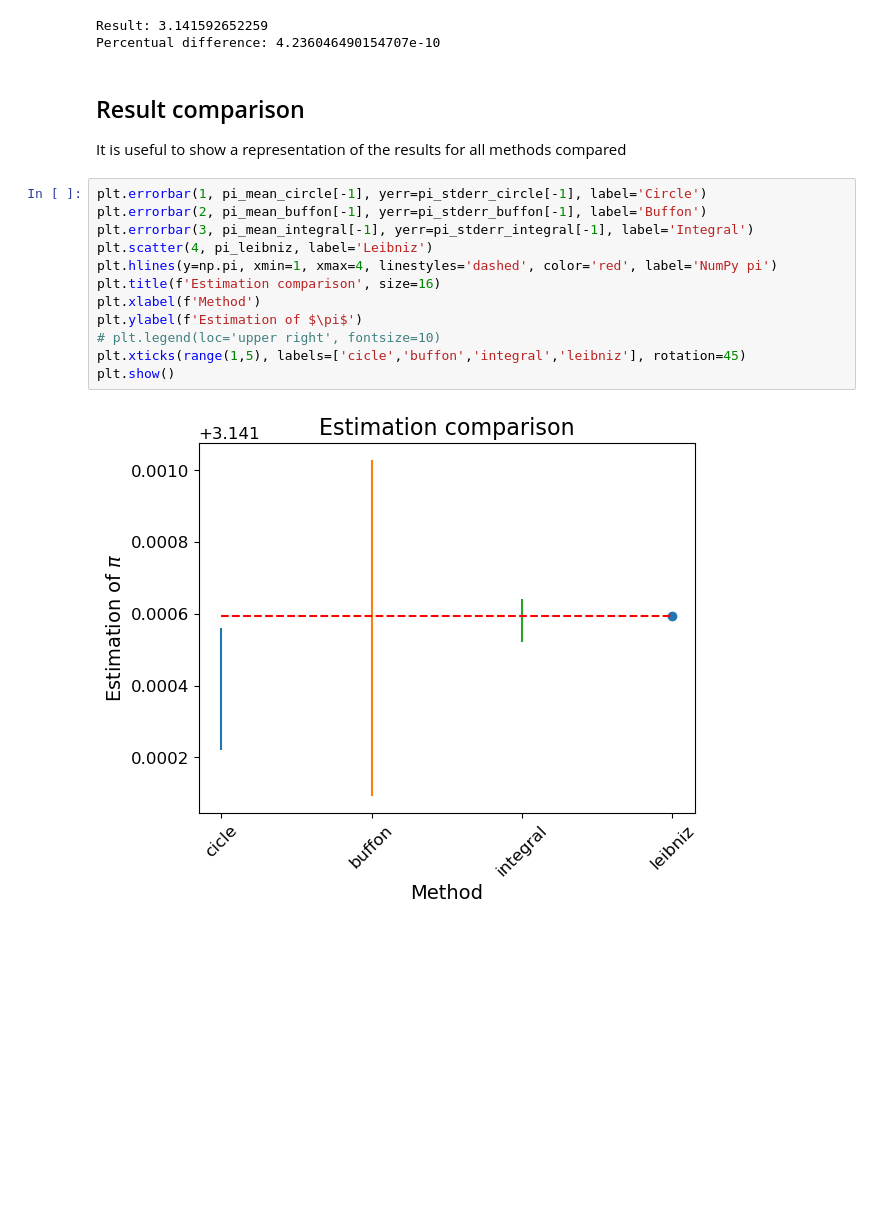
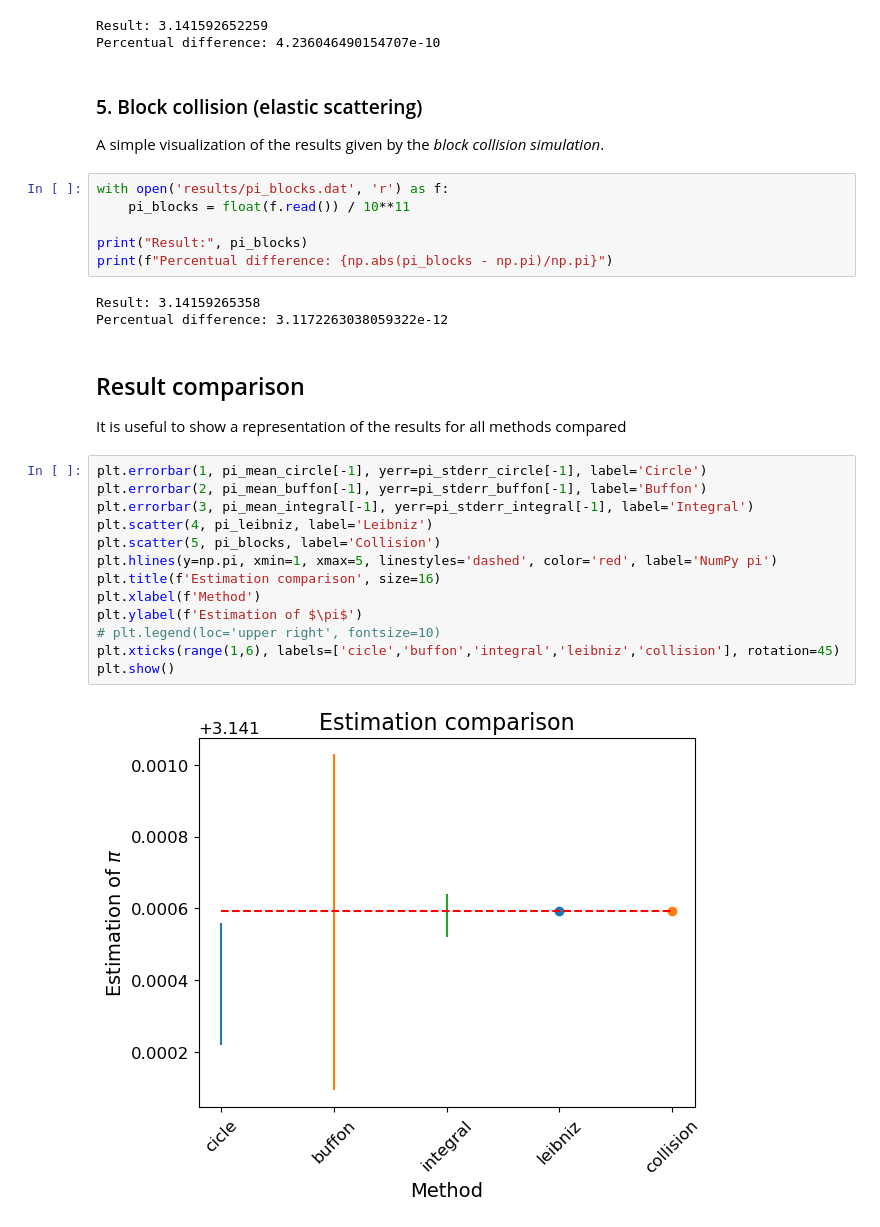
Before and after one commit to giovanni-ottaviano/awesome-pi, a Jupyter notebook: visualization.ipynb, the cells around one changed output. Cells and saved outputs as stored; diff of their text form; blank space fills up the shorter version.

Commit message:
Update visualization notebook with collision simulation

```diff
--- a/visualization.ipynb
+++ b/visualization.ipynb
@@ -84,6 +84,19 @@ print(f"Percentual difference: {np.abs(pi_leibniz - np.pi)/np.pi}")
 # %% [output]
 Result: 3.141592652259
 Percentual difference: 4.236046490154707e-10
+# %% [markdown]
+### 5. Block collision (elastic scattering)
+
+A simple visualization of the results given by the *block collision simulation*.
+# %%
+with open('results/pi_blocks.dat', 'r') as f:
+    pi_blocks = float(f.read()) / 10**11
+
+print("Result:", pi_blocks)
+print(f"Percentual difference: {np.abs(pi_blocks - np.pi)/np.pi}")
+# %% [output]
+Result: 3.14159265358
+Percentual difference: 3.1172263038059322e-12
 # %% [markdown]
 ## Result comparison
 
@@ -91,14 +104,15 @@ It is useful to show a representation of the results for all methods compared
 # %%
 plt.errorbar(1, pi_mean_circle[-1], yerr=pi_stderr_circle[-1], label='Circle')
 plt.errorbar(2, pi_mean_buffon[-1], yerr=pi_stderr_buffon[-1], label='Buffon')
 plt.errorbar(3, pi_mean_integral[-1], yerr=pi_stderr_integral[-1], label='Integral')
 plt.scatter(4, pi_leibniz, label='Leibniz')
-plt.hlines(y=np.pi, xmin=1, xmax=4, linestyles='dashed', color='red', label='NumPy pi')
+plt.scatter(5, pi_blocks, label='Collision')
+plt.hlines(y=np.pi, xmin=1, xmax=5, linestyles='dashed', color='red', label='NumPy pi')
 plt.title(f'Estimation comparison', size=16)
 plt.xlabel(f'Method')
 plt.ylabel(f'Estimation of $\pi$')
 # plt.legend(loc='upper right', fontsize=10)
-plt.xticks(range(1,5), labels=['cicle','buffon','integral','leibniz'], rotation=45)
+plt.xticks(range(1,6), labels=['cicle','buffon','integral','leibniz','collision'], rotation=45)
 plt.show()
 # %% [output]
-[figure, old version]
+[figure, new version]
```
